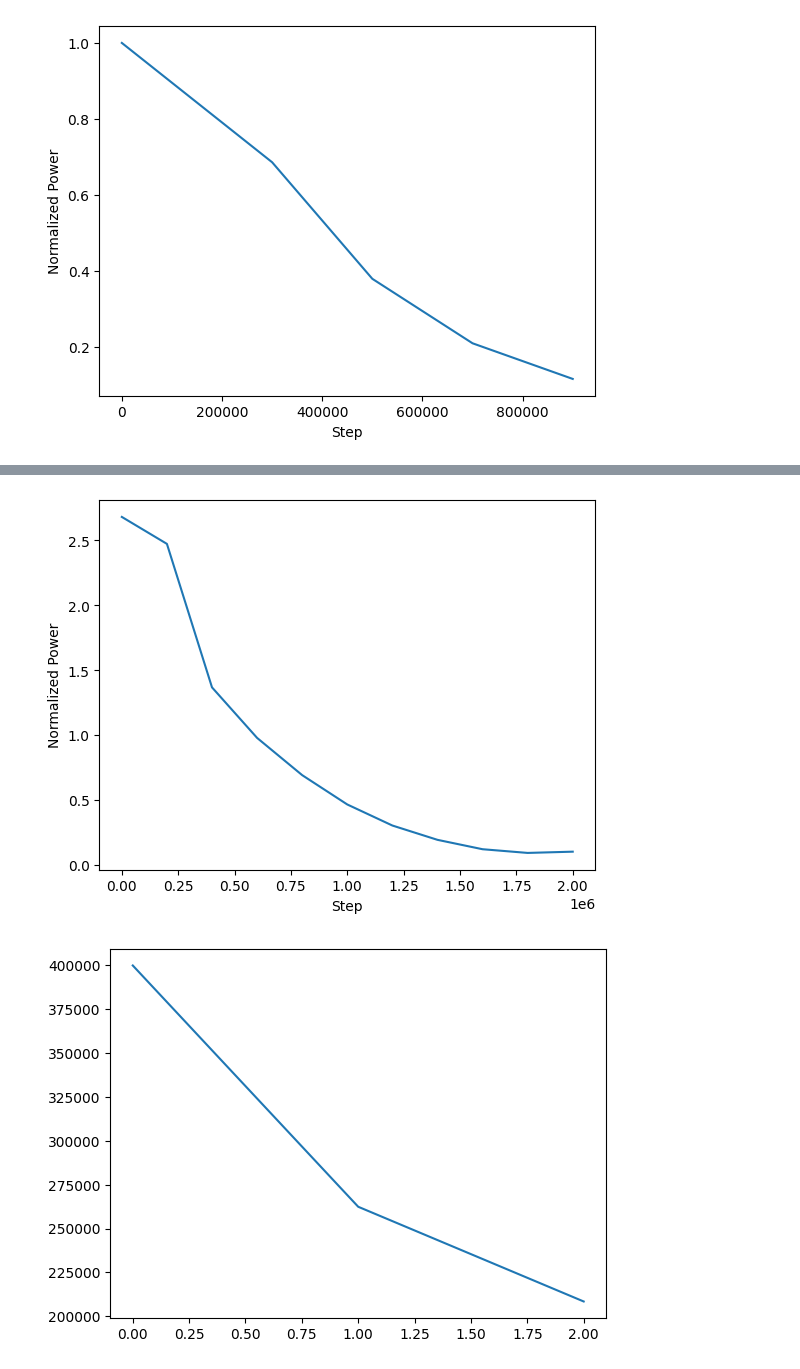
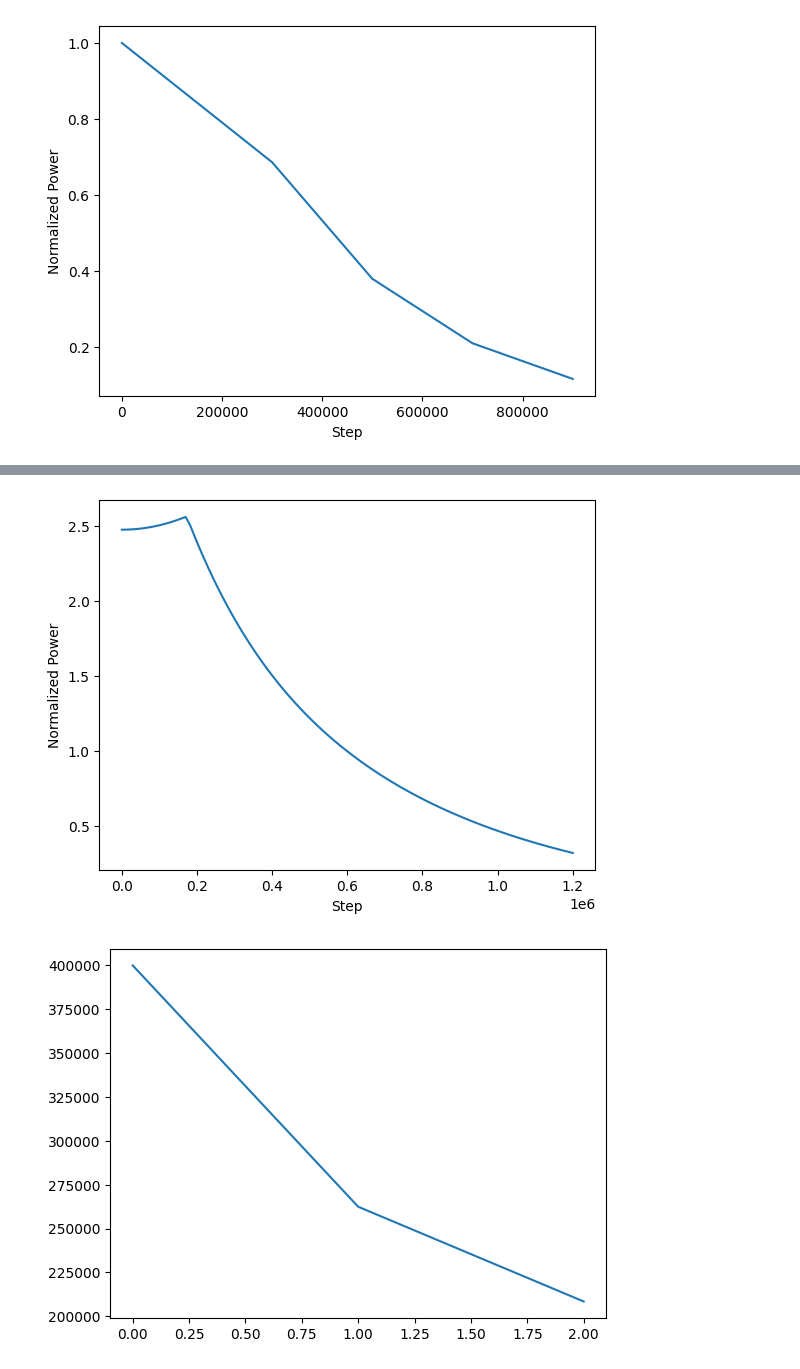
Before and after one commit to chiashi-lab/pl, a Jupyter notebook: notebook/001excite_power.ipynb, the cells around one changed output, grey strips where cells are left out. Cells and saved outputs as stored; diff of their text form; code cells hidden in the pictures.

Commit message:
:bug: update power rati func

```diff
--- a/notebook/001excite_power.ipynb
+++ b/notebook/001excite_power.ipynb
@@ -120,3 +120,9 @@ plt.ylabel("Ratio")
 plt.show()
 # %% [output]
 [figure]
+# %%
+def update_ratio(x, a, b):
+    return a * x ** 2 + b
+# %%
+popt_u, pcov = curve_fit(update_ratio, newtisp785data["step"], newtisp785data["ratio"])
+print(popt_u)
@@ -132,3 +149,9 @@ plt.ylabel("Normalized Power")
 plt.show()
 # %% [output]
 [figure]
+# %%
+xlist = np.linspace(0, 1200000, 100)
+plt.plot(xlist, [nd(1.0, x) * ratio(x, *popt)for x in xlist])
+plt.xlabel("Step")
+plt.ylabel("Normalized Power")
+plt.show()
@@ -135,10 +160,10 @@ plt.show()
 # %%
-plt.plot([0, 200000, 400000, 600000, 800000, 1000000, 1200000, 1400000, 1600000, 1800000, 2000000], [nd(1.0, x) * ratio(x, *popt)for x in [0, 200000, 400000, 600000, 800000, 1000000, 1200000, 1400000, 1600000, 1800000, 2000000]])
+plt.plot(xlist, [nd(1.0, x) * update_ratio(x, *popt_u)for x in xlist])
 plt.xlabel("Step")
 plt.ylabel("Normalized Power")
 plt.show()
 # %% [output]
-[figure, old version]
+[figure, new version]
 # %%
 class ndfilter_test():
     def __init__(self):
```
Also changed, not shown: parts of 3 cells of this notebook, 1 other file.
